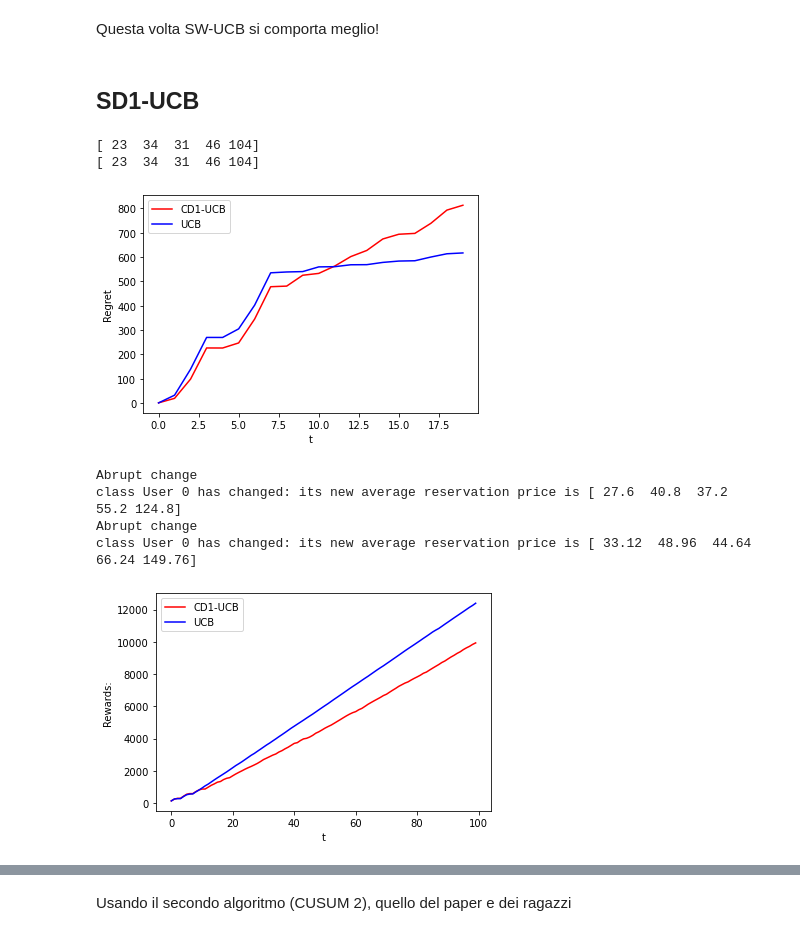
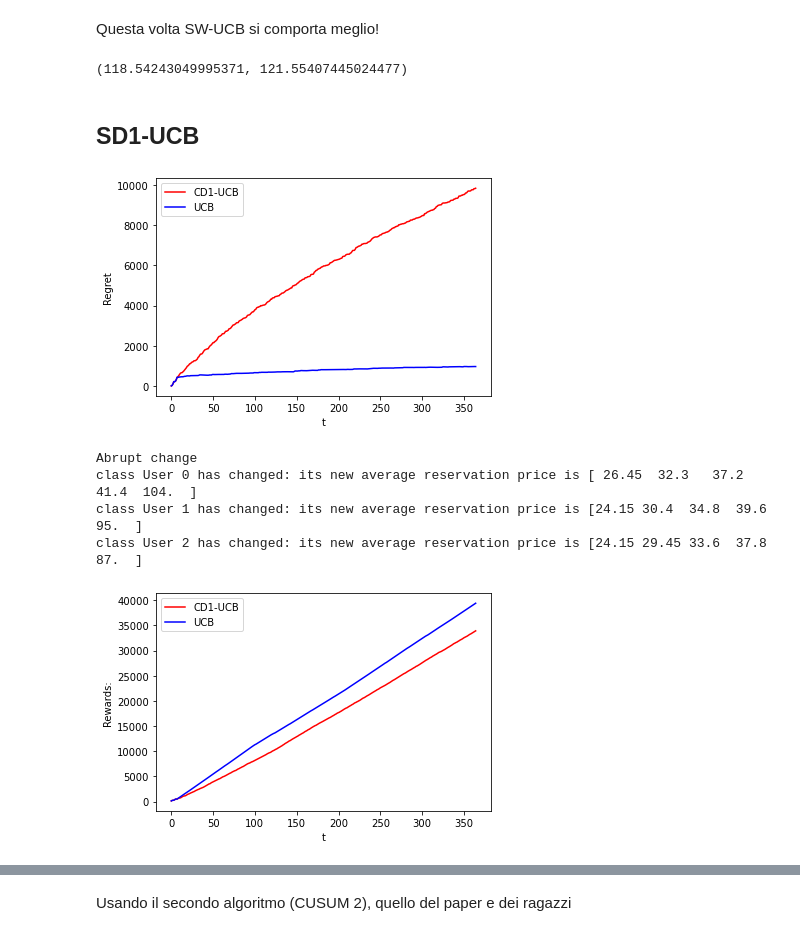
Before and after one commit to GiuliaMontani/Online-learning-application, a Jupyter notebook: Ola_project/Step6.ipynb, the cells around one changed output, grey strips where cells are left out. Drawn from its saved outputs; the diff is of its cells as text; code cells hidden in the pictures.

```diff
--- a/Ola_project/Step6.ipynb
+++ b/Ola_project/Step6.ipynb
@@ -349,11 +322,11 @@ n_arms = 4
 num_users = 100
 n_days = 365
 fixed_alpha = 1
-fixed_weights = 0
-fixed_units = 1  # 0 ?
+fixed_weights = 1
+fixed_units = 1
 n_experiments = 10
 
-window_size = 10
+window_size = 90
 
 sw_ucb_rewards_per_experiment = []
 ucb_rewards_per_experiment = []
@@ -461,15 +394,15 @@ Come previsto, SW UCB si comporta peggio di UCB (in un AMBIENTE STATICO).
 
 n_arms = 4
 num_users = 100
-n_days = 100
+n_days = 365
 fixed_alpha = 1
 fixed_weights = 0
 fixed_units = 1  # 0 ?
-n_experiments = 1
+n_experiments = 10
 
-days_of_change = [50, 70]
+days_of_change = [100]
 
-window_size = 50
+window_size = 90
 
 sw_ucb_rewards_per_experiment = []
 ucb_rewards_per_experiment = []
@@ -487,7 +420,7 @@ for e in range(n_experiments):
     for d in range(n_days):
         for day_of_change in days_of_change:
             if d==day_of_change:
-                env.abrupt_change([0],1.20)
+                env.abrupt_change([0,1,2],change)
         print(User0.avg_reservation_price)
 
         pulled_arm = ucb_learner.pull_arm()
@@ -554,5 +494,9 @@ plt.show()
 # %% [markdown]
 Questa volta SW-UCB si comporta meglio!
+# %%
+opt1, opt2
+# %% [output]
+(118.54243049995371, 121.55407445024477)
 # %% [markdown]
 ## SD1-UCB
 # %%
@@ -561,13 +505,13 @@ Questa volta SW-UCB si comporta meglio!
 
 n_arms = 4
 num_users = 100
-n_days = 20
+n_days = 365
 fixed_alpha = 1
-fixed_weights = 0
+fixed_weights = 1
 fixed_units = 1  # 0 ?
 n_experiments = 1
 
-window_size = 10
+window_size = 100
 
 cd_ucb_rewards_per_experiment = []
 ucb_rewards_per_experiment = []
@@ -581,10 +525,6 @@ for e in range(n_experiments):
     env = Environment(n_arms, E, margins_matrix, num_users, fixed_alpha,fixed_weights,fixed_units)
     ucb_learner = UCB(n_arms=n_arms)
     cd_UCB_learner = CD1_UCB(n_arms, window_size)
-    reset_users_reserv_prices()
-    print(User0.avg_reservation_price) #vorrei capire perché non va !!!!
-    User0.reset_avg_reservation_price()
-    print(User0.avg_reservation_price) #vorrei capire perché non va !!!!
 
     for d in range(n_days):
 
@@ -602,34 +542,34 @@ for e in range(n_experiments):
 
     cd_ucb_pulls_per_arm_per_experiment.append(cd_UCB_learner.counter_per_arm)
     ucb_pulls_per_arm_per_experiment.append(ucb_learner.counter_per_arm)
-# %% [output]
-[ 23  34  31  46 104]
-[ 23  34  31  46 104]
 # %%
 plt.figure(0)
 plt.xlabel("t")
 plt.ylabel("Regret")
-plt.plot(np.cumsum(np.mean(opt - cd_ucb_rewards_per_experiment, axis=0)), 'r')
-plt.plot(np.cumsum(np.mean(opt - ucb_rewards_per_experiment, axis=0)), 'b')
+sw_ucb_rewards = np.mean(sw_ucb_rewards_per_experiment, axis=0)
+ucb_rewards = np.mean(ucb_rewards_per_experiment, axis=0)
+
+plt.plot(np.cumsum(np.mean(opt1 - cd_ucb_rewards_per_experiment, axis=0)), 'r')
+plt.plot(np.cumsum(np.mean(opt1 - ucb_rewards_per_experiment, axis=0)), 'b')
 plt.legend(["CD1-UCB","UCB"])
 plt.show()
 # %% [output]
-[figure, old version]
+[figure, new version]
 # %%
 #Comparison between SD1-UCB and UCB
 # dynamic environment
 
 n_arms = 4
 num_users = 100
-n_days = 100
+n_days = 365
 fixed_alpha = 1
-fixed_weights = 0
-fixed_units = 1  # 0 ?
+fixed_weights = 1
+fixed_units = 1
 n_experiments = 1
 
-window_size = 50
+window_size = 90
 
-days_of_change = [50, 70]
+days_of_change = [100]
 
 
 cd_ucb_rewards_per_experiment = []
@@ -648,7 +588,7 @@ for e in range(n_experiments):
     for d in range(n_days):
         for day_of_change in days_of_change:
             if d==day_of_change:
-                env.abrupt_change([0],1.20)
+                env.abrupt_change([0,1,2],change)
 
         pulled_arm = ucb_learner.pull_arm()
         reward = env.round(pulled_arm)
@@ -674,7 +614,7 @@ plt.legend(["CD1-UCB","UCB"])
 plt.show()
 # %% [output]
 Abrupt change
-class User 0 has changed: its new average reservation price is [ 27.6  40.8  37.2  55.2 124.8]
-Abrupt change
-class User 0 has changed: its new average reservation price is [ 33.12  48.96  44.64  66.24 149.76]
+class User 0 has changed: its new average reservation price is [ 26.45  32.3   37.2   41.4  104.  ]
+class User 1 has changed: its new average reservation price is [24.15 30.4  34.8  39.6  95.  ]
+class User 2 has changed: its new average reservation price is [24.15 29.45 33.6  37.8  87.  ]
-[figure, old version]
+[figure, new version]
```
Also changed, not shown: parts of 39 cells of this notebook, 5 other files.
